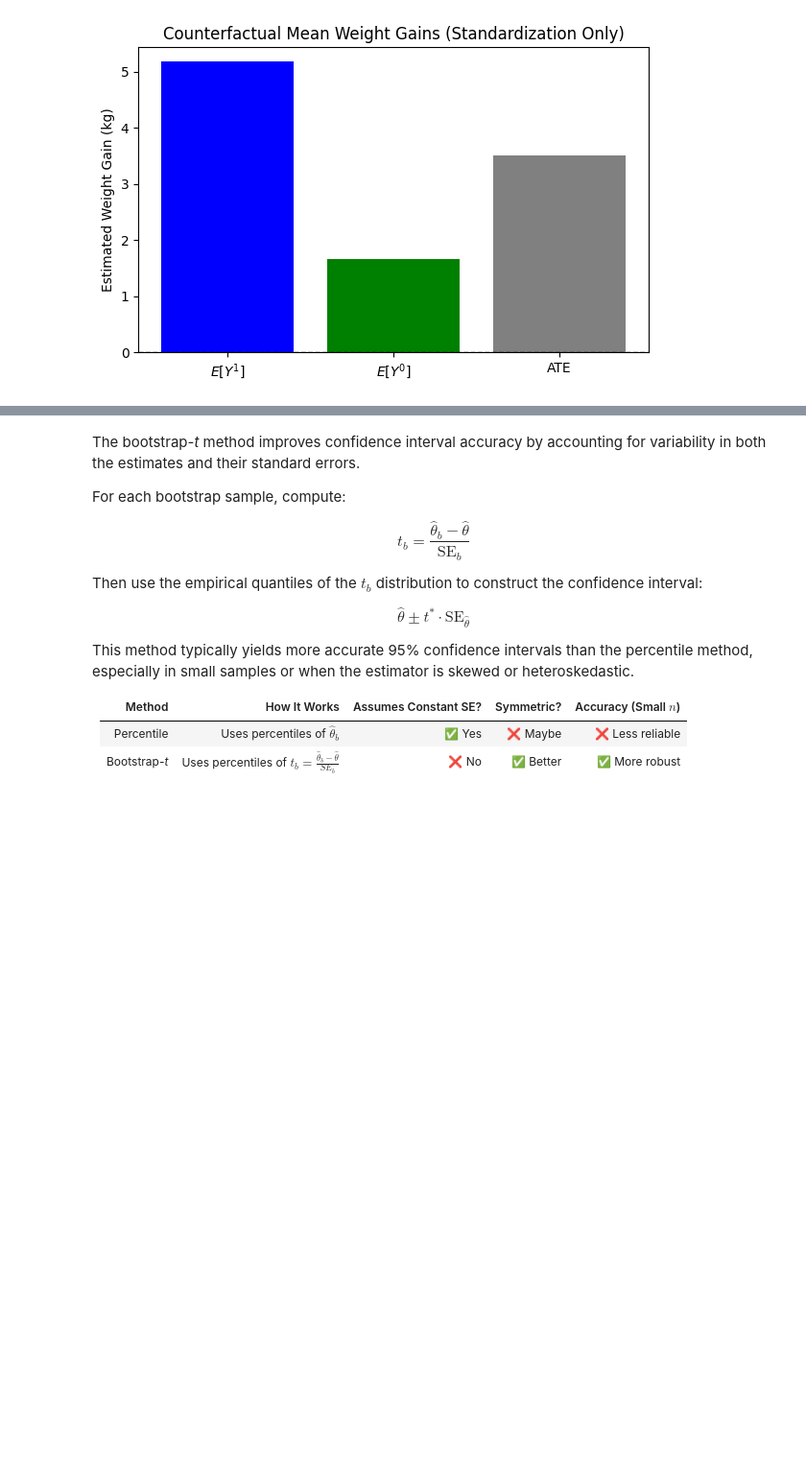
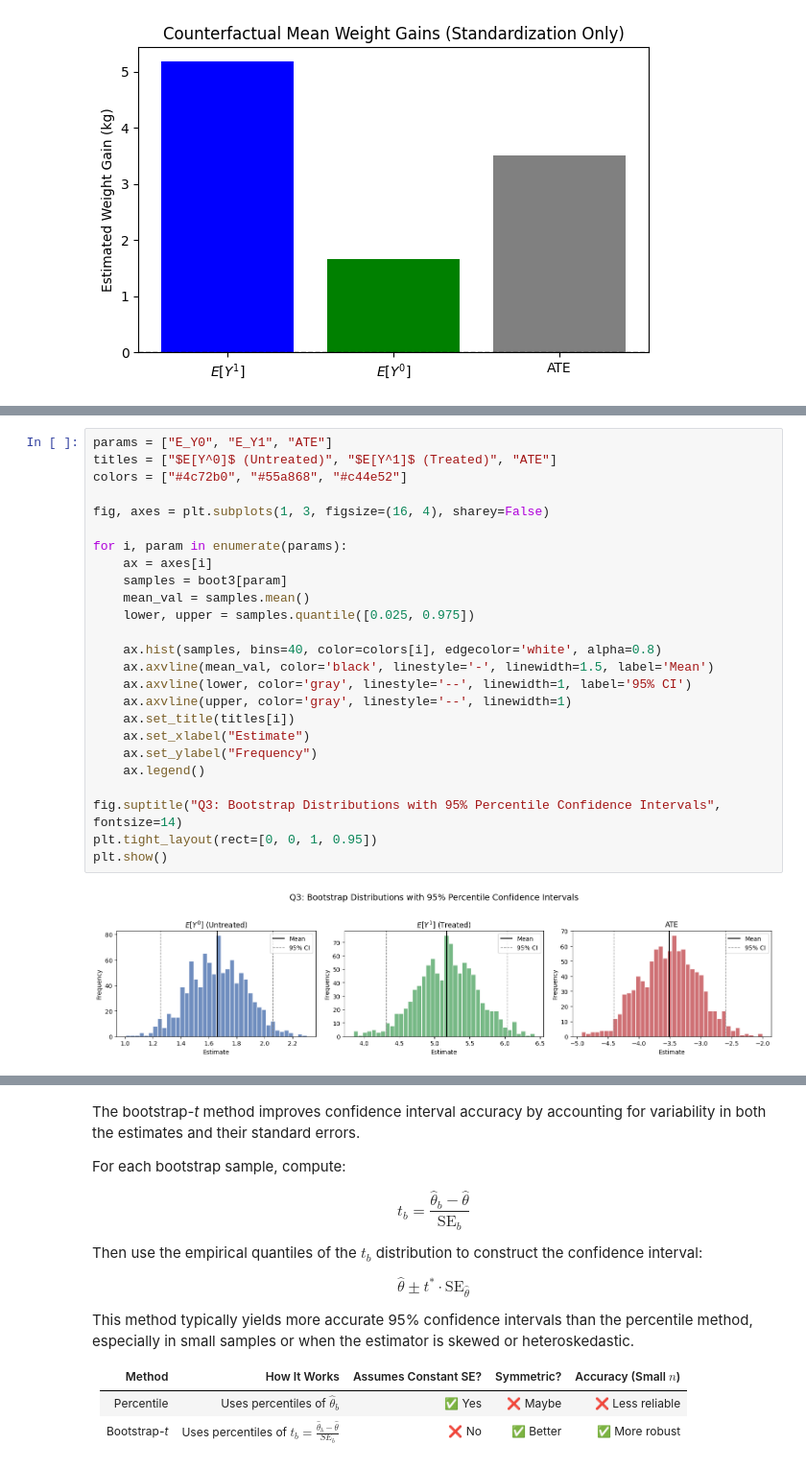
Before and after one commit to tommycarstensen/causality, a Jupyter notebook: chapter13.ipynb, the cells around one changed output, grey strips where cells are left out. Shown: that part at 96% size. Saved outputs shown, nothing was run; the diff lists cells and outputs as text; blank space fills up the shorter version.

```diff
--- a/chapter13.ipynb
+++ b/chapter13.ipynb
@@ -323,0 +312,27 @@ plt.show()
+# %%
+params = ["E_Y0", "E_Y1", "ATE"]
+titles = ["$E[Y^0]$ (Untreated)", "$E[Y^1]$ (Treated)", "ATE"]
+colors = ["#4c72b0", "#55a868", "#c44e52"]
+
+fig, axes = plt.subplots(1, 3, figsize=(16, 4), sharey=False)
+
+for i, param in enumerate(params):
+    ax = axes[i]
+    samples = boot3[param]
+    mean_val = samples.mean()
+    lower, upper = samples.quantile([0.025, 0.975])
+
+    ax.hist(samples, bins=40, color=colors[i], edgecolor='white', alpha=0.8)
+    ax.axvline(mean_val, color='black', linestyle='-', linewidth=1.5, label='Mean')
+    ax.axvline(lower, color='gray', linestyle='--', linewidth=1, label='95% CI')
+    ax.axvline(upper, color='gray', linestyle='--', linewidth=1)
+    ax.set_title(titles[i])
+    ax.set_xlabel("Estimate")
+    ax.set_ylabel("Frequency")
+    ax.legend()
+
+fig.suptitle("Q3: Bootstrap Distributions with 95% Percentile Confidence Intervals", fontsize=14)
+plt.tight_layout(rect=[0, 0, 1, 0.95])
+plt.show()
+# %% [output]
+[figure, added]
```
Also changed, not shown: parts of 24 cells of this notebook.
